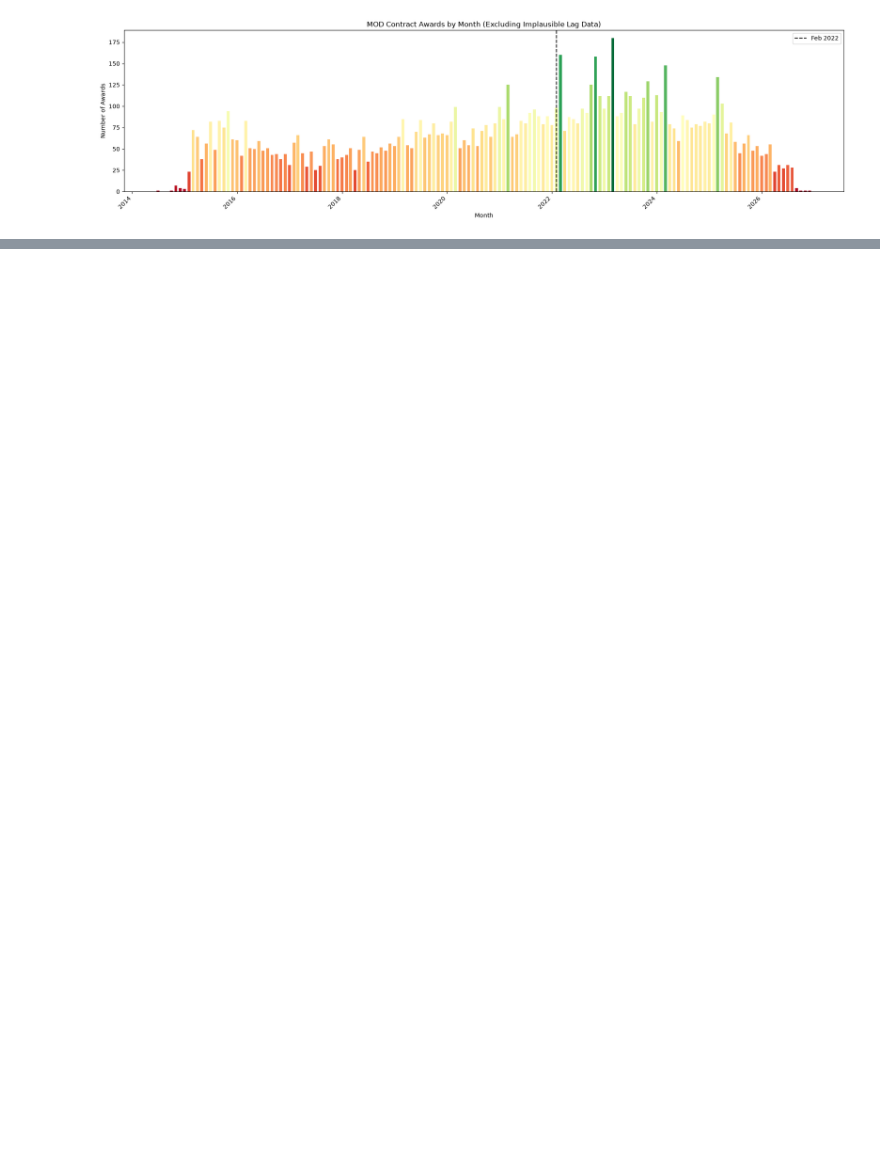
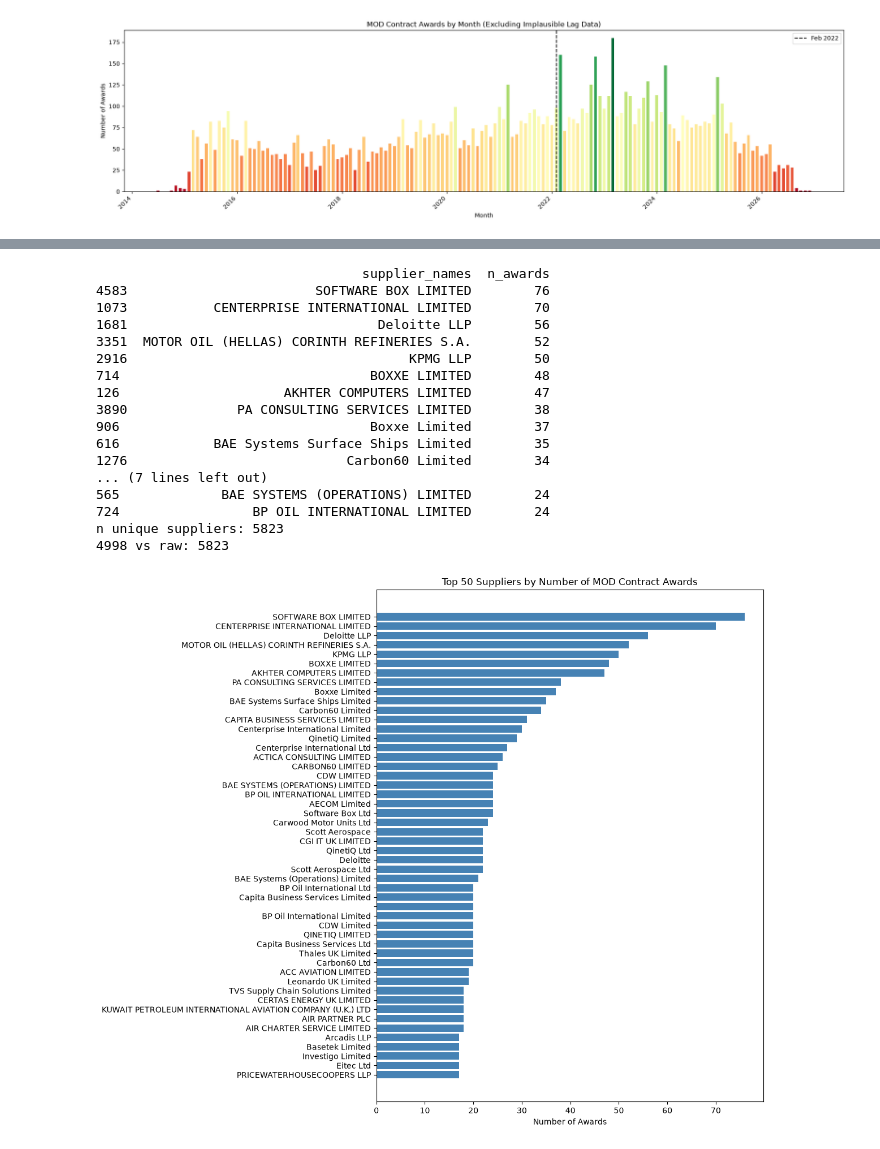
Before and after one commit to Toucanz/mod_contracts_analysis, a Jupyter notebook: contracts_notebook.ipynb, the cells around one changed output, grey strips where cells are left out. Drawn from its saved outputs; the diff is of its cells as text; code cells hidden in the pictures; blank space fills up the shorter version.

```diff
--- a/contracts_notebook.ipynb
+++ b/contracts_notebook.ipynb
@@ -336,0 +354,50 @@ plt.show()
+# %%
+
+supplier_counts_data = combined_clean[~combined_clean["lag_flag"]].copy()
+
+suppliers_exploded = supplier_counts_data.explode("supplier_names")
+suppliers_exploded = suppliers_exploded[suppliers_exploded["supplier_names"].notna()]
+
+supplier_counts = (
+    suppliers_exploded.groupby("supplier_names")
+    .size()
+    .reset_index(name="n_awards")
+    .sort_values("n_awards", ascending=False)
+)
+
+print(supplier_counts.head(20))
+print("n unique suppliers:", supplier_counts.shape[0])
+
+# look for near-duplicate names via a simple normalisation pass
+normalized = suppliers_exploded["supplier_names"].str.strip().str.upper().str.replace(r"[.,]", "", regex=True)
+print(normalized.nunique(), "vs raw:", suppliers_exploded["supplier_names"].nunique())
+
+top_n = 50
+top_suppliers = supplier_counts.head(top_n)
+
+plt.figure(figsize=(12, 10))
+plt.barh(top_suppliers["supplier_names"], top_suppliers["n_awards"], color="steelblue")
+plt.gca().invert_yaxis()   # largest at top
+plt.xlabel("Number of Awards")
+plt.title(f"Top {top_n} Suppliers by Number of MOD Contract Awards")
+plt.tight_layout()
+plt.show()
+# %% [output]
+                                  supplier_names  n_awards
+4583                        SOFTWARE BOX LIMITED        76
+1073           CENTERPRISE INTERNATIONAL LIMITED        70
+1681                                Deloitte LLP        56
+3351  MOTOR OIL (HELLAS) CORINTH REFINERIES S.A.        52
+2916                                    KPMG LLP        50
+714                                BOXXE LIMITED        48
+126                     AKHTER COMPUTERS LIMITED        47
+3890              PA CONSULTING SERVICES LIMITED        38
+906                                Boxxe Limited        37
+616            BAE Systems Surface Ships Limited        35
+1276                            Carbon60 Limited        34
+... (7 lines left out)
+565             BAE SYSTEMS (OPERATIONS) LIMITED        24
+724                 BP OIL INTERNATIONAL LIMITED        24
+n unique suppliers: 5823
+4998 vs raw: 5823
+[figure, added]
```
Also changed, not shown: parts of 4 cells of this notebook, 1 other file.
